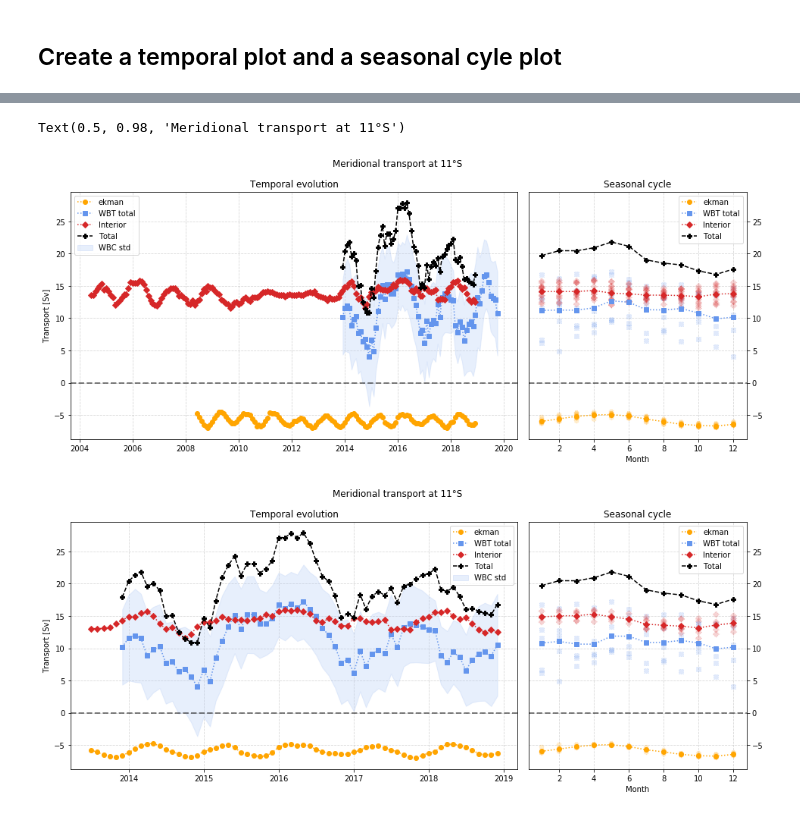
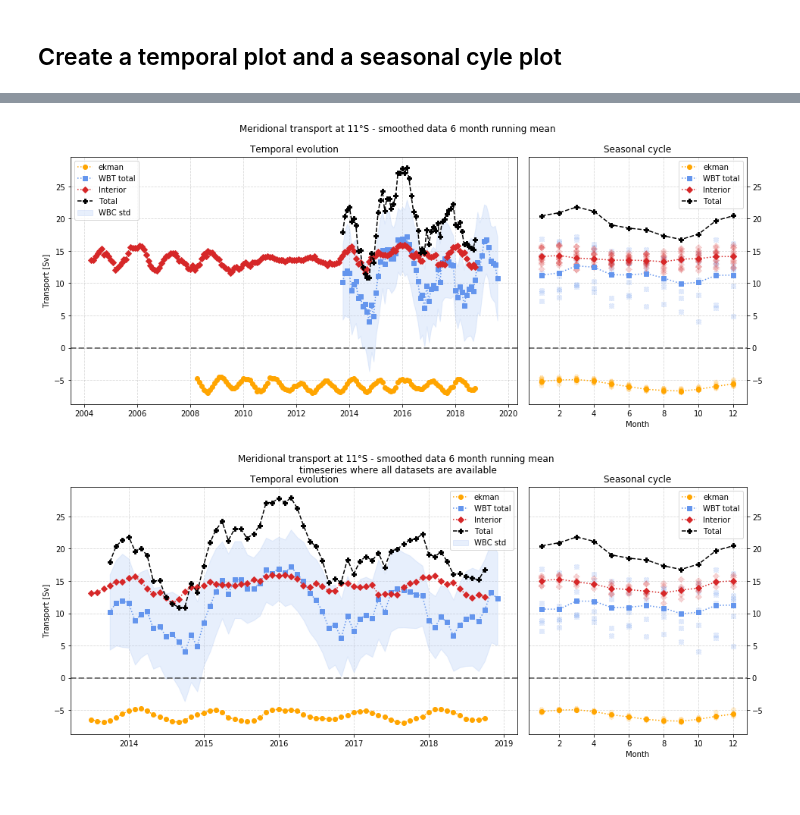
Before and after one commit to nilsnevertree/ApothermGroupProject, a Jupyter notebook: AmocTotalTransport.ipynb, the cells around one changed output, grey strips where cells are left out. Cells and saved outputs as stored; diff of their text form; code cells hidden in the pictures.

Commit message:
corrected rolling mean to be centered

```diff
--- a/AmocTotalTransport.ipynb
+++ b/AmocTotalTransport.ipynb
@@ -467,35 +466,34 @@ Text(0.5, 0.98, 'Meridional transport at 11°S')
 # %%
 rolling_months = 6
-amoc_rolledmean = amoc_dataset.rolling(time = rolling_months).mean()
+amoc_rolledmean = amoc_dataset.rolling(time = rolling_months, center=True).mean()
 for key in amoc_rolledmean:
     amoc_rolledmean[key].attrs = amoc_dataset[key].attrs
 
 ''' Plot the rolling mean of 3 month of dataset '''
 
 fig3 = plt.figure(figsize= (16,6))
 gs = gridspec.GridSpec(1, 3, wspace=0.05, hspace=0.4)
 ax3_1 = fig3.add_subplot(gs[0, 0:2])
 ax3_2 = fig3.add_subplot(gs[0, 2], sharey = ax3_1)
 
 fig3, ax3_1, ax3_2 = plot_from_amoc_dataset(amoc_rolledmean, fig = fig3, ax1 = ax3_1, ax2 = ax3_2, markers = markers, colors= colors)
 fig3.suptitle("Meridional transport at 11°S - smoothed data {:.0f} month running mean".format(rolling_months))
 fig3.savefig(FIGUREFOLDER + "MT_11S_smooth.svg")
 
 # -----------------------------
 ''' Plot the only dataset for which total transport exists '''
 first_valid_time = pd.Series.first_valid_index(amoc_dataset.time.where(~np.isnan(amoc_dataset.total)).to_pandas())
 last_valid_time =pd.Series.last_valid_index(amoc_dataset.time.where(~np.isnan(amoc_dataset.total)).to_pandas())
 
 
 fig4 = plt.figure(figsize= (16,6))
 gs = gridspec.GridSpec(1, 3, wspace=0.05, hspace=0.4)
 ax4_1 = fig4.add_subplot(gs[0, 0:2])
 ax4_2 = fig4.add_subplot(gs[0, 2], sharey = ax4_1)
 
 fig4, ax4_1, ax4_2 = plot_from_amoc_dataset(amoc_rolledmean.sel(time = slice(first_valid_time, last_valid_time)), fig = fig4, ax1 = ax4_1, ax2 = ax4_2, markers = markers, colors= colors)
 fig4.suptitle("Meridional transport at 11°S - smoothed data {:.0f} month running mean \ntimeseries where all datasets are available".format(rolling_months))
 fig4.savefig(FIGUREFOLDER + "MT_11S_smooth_zoomed.svg")
 # %% [output]
-Text(0.5, 0.98, 'Meridional transport at 11°S')
-[figure, old version]
+[figure, new version]
-[figure, old version]
+[figure, new version]
```
Also changed, not shown: parts of 1 cell of this notebook, 5 other files.
